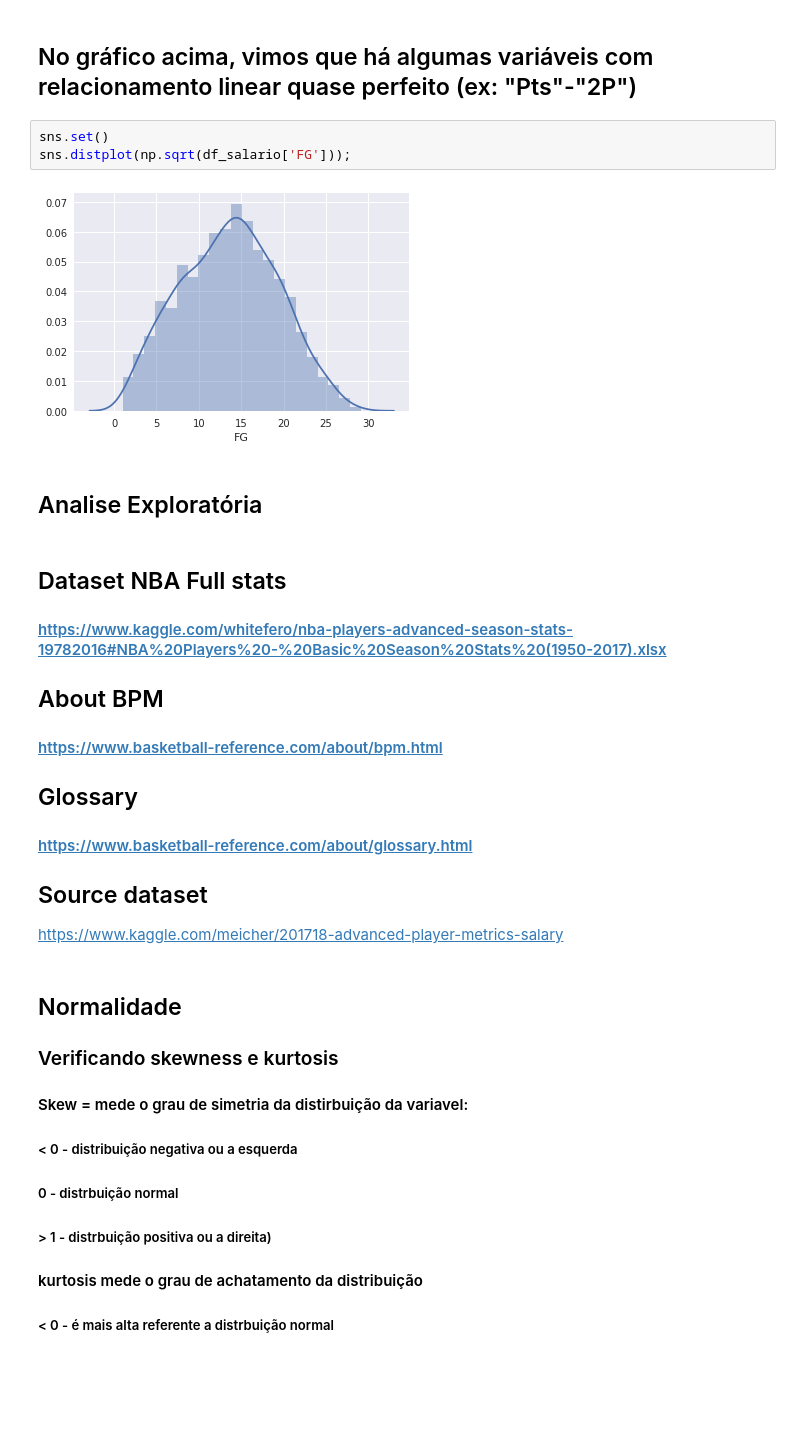
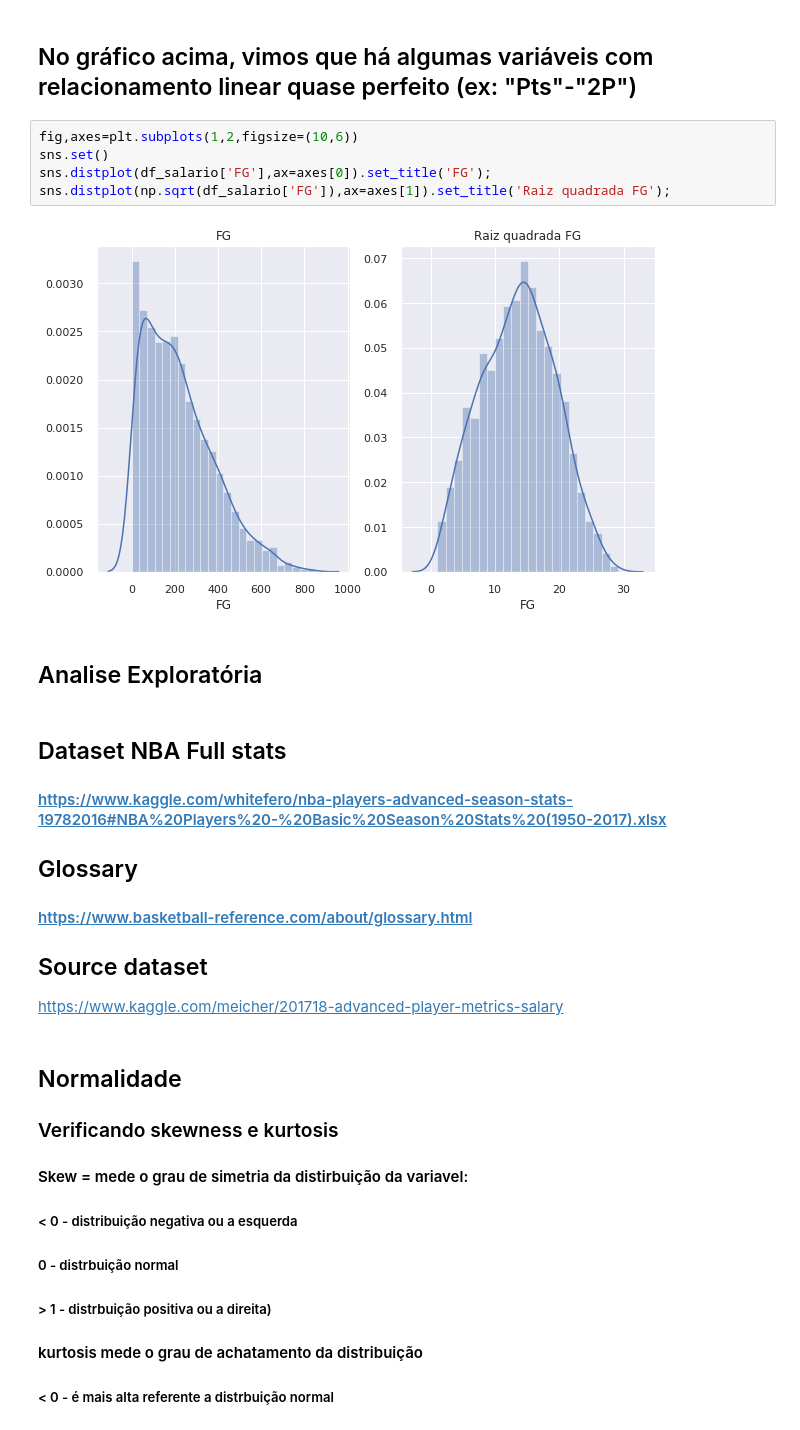
Before and after one commit to thiagobtr/NBA_Salary, a Jupyter notebook: NBA_Salario.ipynb, the cells around one changed output. Saved outputs shown, nothing was run; the diff lists cells and outputs as text; blank space fills up the shorter version.

```diff
--- a/NBA_Salario.ipynb
+++ b/NBA_Salario.ipynb
@@ -571,17 +621,17 @@ sns.pairplot(df_salario[variaveis_corr]);
 # %% [markdown]
 ## No gráfico acima, vimos que há algumas variáveis com relacionamento linear quase perfeito (ex: "Pts"-"2P")
-# %%
-sns.set()
-sns.distplot(np.sqrt(df_salario['FG']));
-# %% [output]
-[figure, removed]
+# %%
+fig,axes=plt.subplots(1,2,figsize=(10,6))
+sns.set()
+sns.distplot(df_salario['FG'],ax=axes[0]).set_title('FG');
+sns.distplot(np.sqrt(df_salario['FG']),ax=axes[1]).set_title('Raiz quadrada FG');
+# %% [output]
+[figure, added]
 # %% [markdown]
 ## Analise Exploratória
 # %% [markdown]
 ## Dataset NBA Full stats
 #### https://www.kaggle.com/whitefero/nba-players-advanced-season-stats-19782016#NBA%20Players%20-%20Basic%20Season%20Stats%20(1950-2017).xlsx
-## About BPM
-#### https://www.basketball-reference.com/about/bpm.html
 ## Glossary
 #### https://www.basketball-reference.com/about/glossary.html
 ## Source dataset
```
Also changed, not shown: parts of 24 cells of this notebook.
